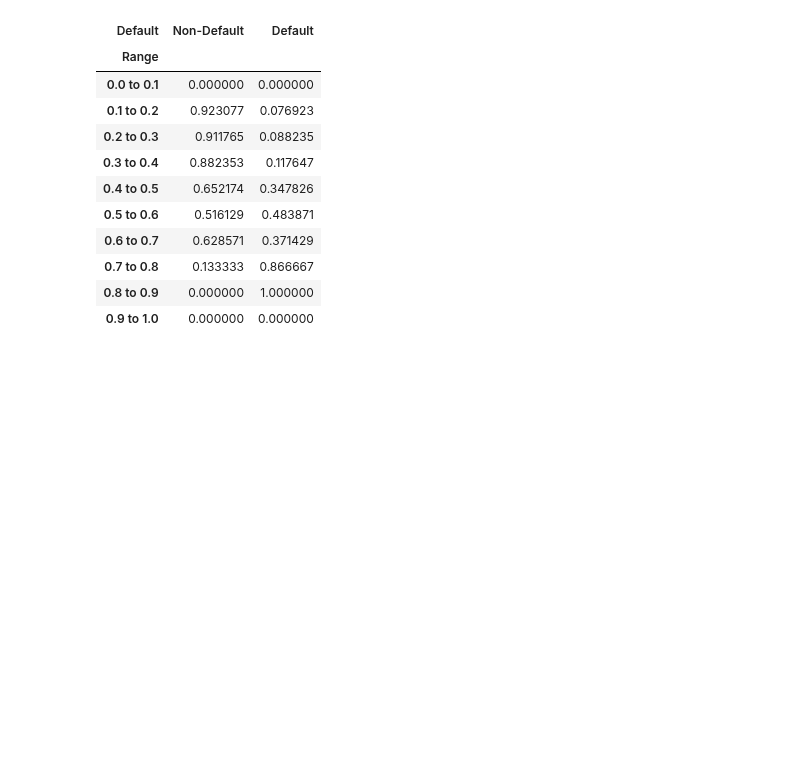
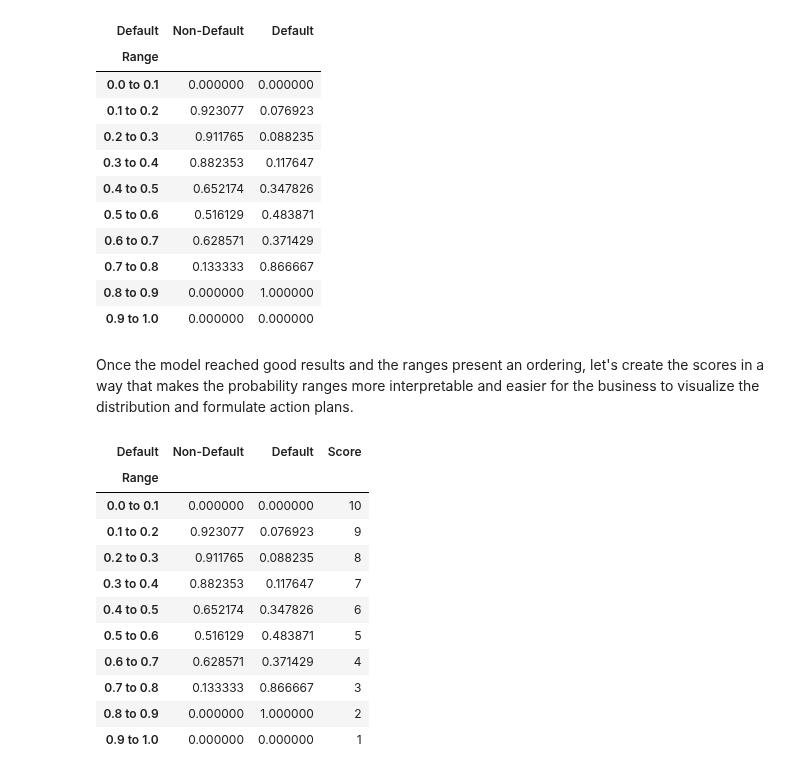
Before and after one commit to allmeidaapedro/Credit-Scoring-German-Bank, a Jupyter notebook: notebooks/2. Modelling.ipynb, the cells around one changed output. Saved outputs shown, nothing was run; the diff lists cells and outputs as text; code cells hidden in the pictures; blank space fills up the shorter version.

```diff
--- a/notebooks/2. Modelling.ipynb
+++ b/notebooks/2. Modelling.ipynb
@@ -493,6 +493,24 @@ range_percentages_df
 | 0.7 to 0.8 | 0.133333 | 0.866667 |
 | 0.8 to 0.9 | 0.000000 | 1.000000 |
 | 0.9 to 1.0 | 0.000000 | 0.000000 |
+# %% [markdown]
+Once the model reached good results and the ranges present an ordering, let's create the scores in a way that makes the probability ranges more interpretable and easier for the business to visualize the distribution and formulate action plans.
+# %%
+range_percentages_df['Score'] = np.arange(10, 0, -1)
+range_percentages_df
+# %% [output]
+| Default | Non-Default | Default | Score |
+| Range |  |  |  |
+| 0.0 to 0.1 | 0.000000 | 0.000000 | 10 |
+| 0.1 to 0.2 | 0.923077 | 0.076923 | 9 |
+| 0.2 to 0.3 | 0.911765 | 0.088235 | 8 |
+| 0.3 to 0.4 | 0.882353 | 0.117647 | 7 |
+| 0.4 to 0.5 | 0.652174 | 0.347826 | 6 |
+| 0.5 to 0.6 | 0.516129 | 0.483871 | 5 |
+| 0.6 to 0.7 | 0.628571 | 0.371429 | 4 |
+| 0.7 to 0.8 | 0.133333 | 0.866667 | 3 |
+| 0.8 to 0.9 | 0.000000 | 1.000000 | 2 |
+| 0.9 to 1.0 | 0.000000 | 0.000000 | 1 |
 # %% [markdown]
 ### Financial Result
 - I will estimate financial results provided by the model. To do this, since I don't have access to data necessary for precise measurements, such as the bank's charges on loans, I will perform an estimation using common loan fees. This will help us assess whether the project is worthwhile or not.
```
Also changed, not shown: parts of 26 cells of this notebook.
